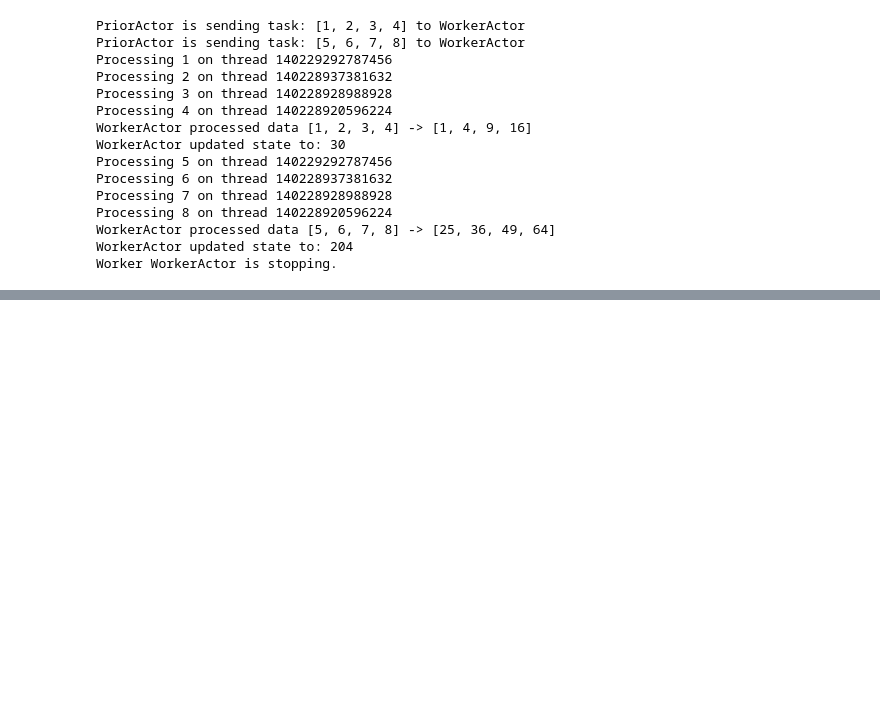
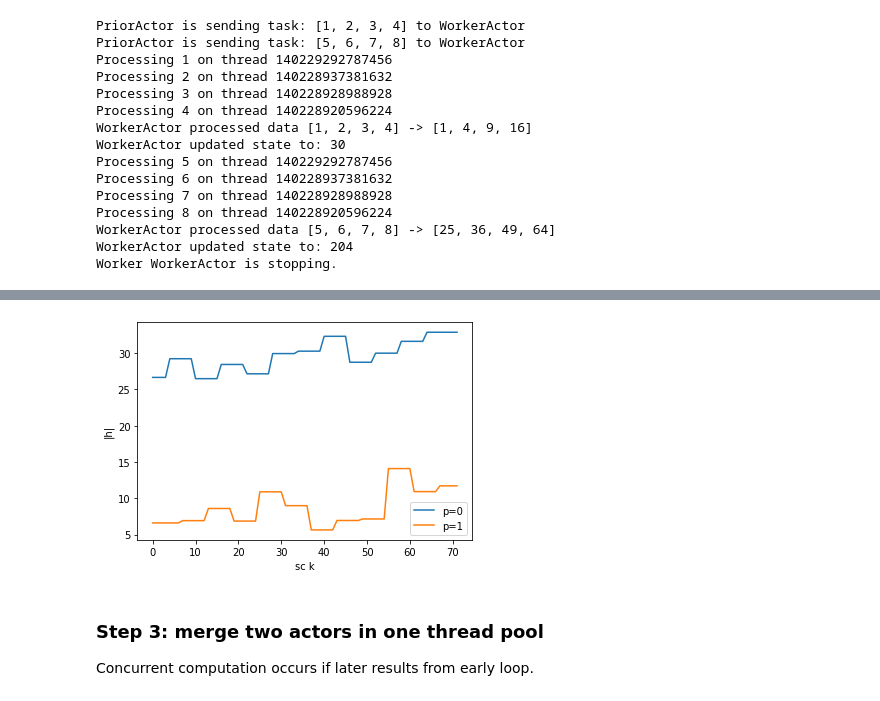
Before and after one commit to Haotian-RA/final-thesis-7-4, a Jupyter notebook: LTE_SIB1_STREAM.ipynb, the cells around one changed output, grey strips where cells are left out. Drawn from its saved outputs; the diff is of its cells as text; code cells hidden in the pictures; blank space fills up the shorter version.

```diff
--- a/LTE_SIB1_STREAM.ipynb
+++ b/LTE_SIB1_STREAM.ipynb
@@ -810,0 +1292,13 @@ Worker WorkerActor is stopping.
+# %%
+for p in range(2):
+    plt.plot(np.abs(h[p][0]),label='p={:d}'.format(p))
+
+plt.xlabel('sc k')
+plt.ylabel('|h|')
+plt.legend()
+plt.show()
+# %% [output]
+[figure, added]
+# %% [markdown]
+### Step 3: merge two actors in one thread pool
+Concurrent computation occurs if later results from early loop.
```
Also changed, not shown: parts of 29 cells of this notebook.
